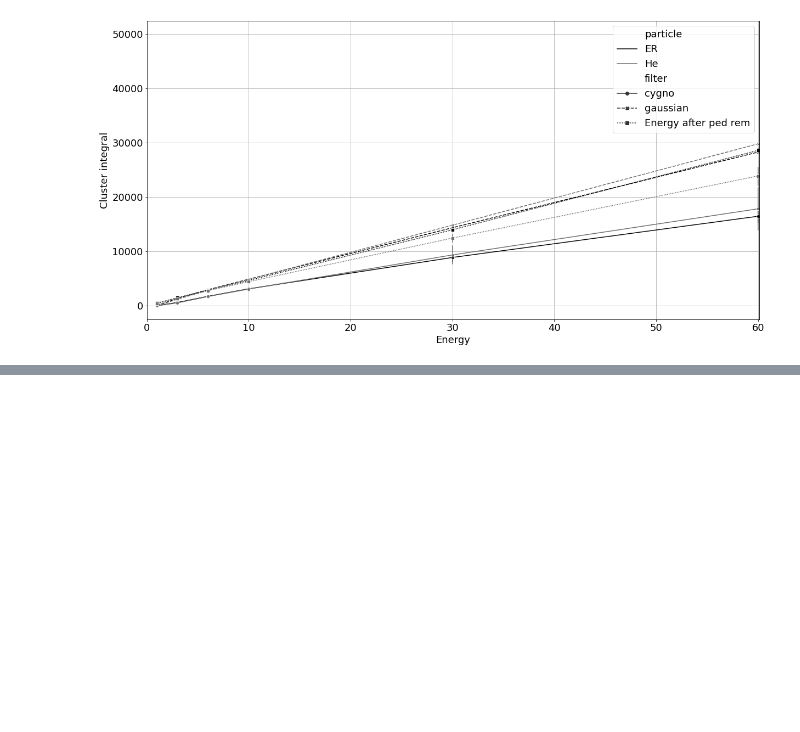
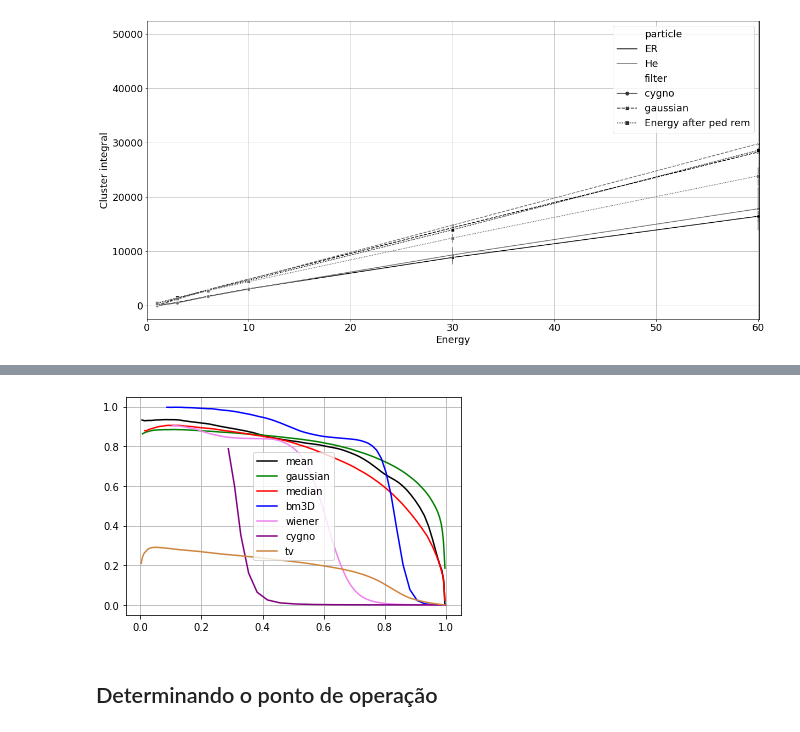
Before and after one commit to Gui1402/filtering_cygnus, a Jupyter notebook: notebooks/bug_energy.ipynb, the cells around one changed output, grey strips where cells are left out. Saved outputs shown, nothing was run; the diff lists cells and outputs as text; code cells hidden in the pictures; blank space fills up the shorter version.

```diff
--- a/notebooks/bug_energy.ipynb
+++ b/notebooks/bug_energy.ipynb
@@ -146,0 +162,11 @@ axes.legend(fontsize=18)
+# %%
+result_table_by_filter = result_table.groupby(['filter', 'parameter']).agg({'f1':['median', lambda x: np.quantile(x, q=0.25), lambda x: np.quantile(x, q=0.75)], 'precision':[lambda x: list(x)], 'recall':[lambda x: list(x)], 'threshold_all':[lambda x: list(x)]}).reset_index()
+result_table_by_filter.columns = ['filter', 'parameter', 'f1_median', '25q', '75q', 'precision', 'recall', 'threshold']
+# %%
+result_table_by_filter = result_table_by_filter.sort_values('f1_median', ascending=False).drop_duplicates(subset='filter', keep='first')
+# %%
+result_table_by_filter['precision'] = result_table_by_filter.precision.apply(lambda x: np.array(x).mean(axis=0))
+result_table_by_filter['recall'] = result_table_by_filter.recall.apply(lambda x: np.array(x).mean(axis=0))
+result_table_by_filter['threshold'] = result_table_by_filter.threshold.apply(lambda x: np.array(x).mean(axis=0))
+# %%
+result_table_by_filter = result_table_by_filter.reset_index().drop('index', axis=1)
@@ -146,0 +184,14 @@ axes.legend(fontsize=18)
+# %%
+color = ['black', 'green', 'red', 'blue', 'violet', 'purple', 'peru']
+for i in range(result_table_by_filter.shape[0]):
+    row = result_table_by_filter.loc[i,:]
+    x = row.recall
+    y = row.precision
+    fname = row['filter']
+    plt.plot(x,y, label=fname, color=color[i])
+plt.legend()
+plt.grid()
+# %% [output]
+[figure, added]
+# %% [markdown]
+## Determinando o ponto de operação
```
Also changed, not shown: parts of 6 cells of this notebook, 32 other files.
